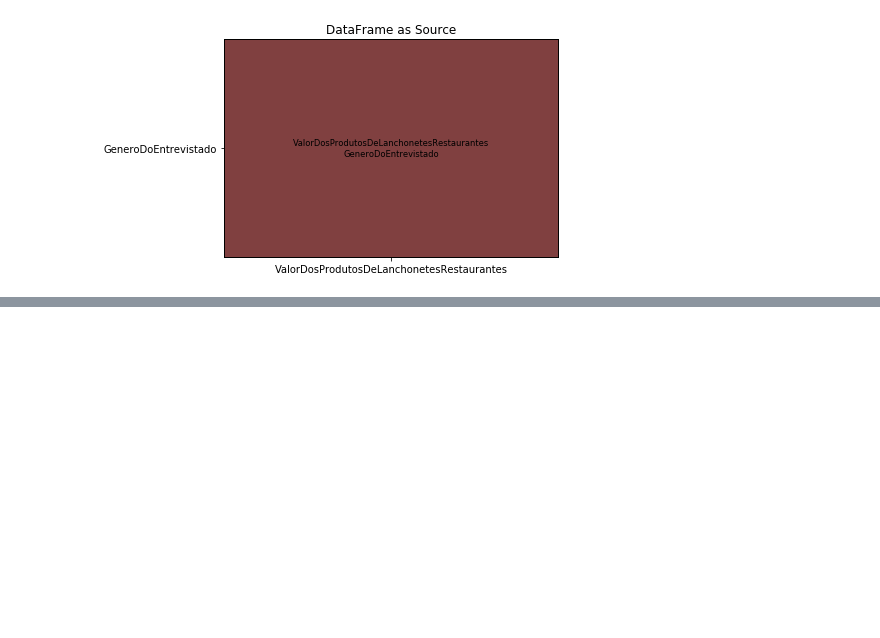
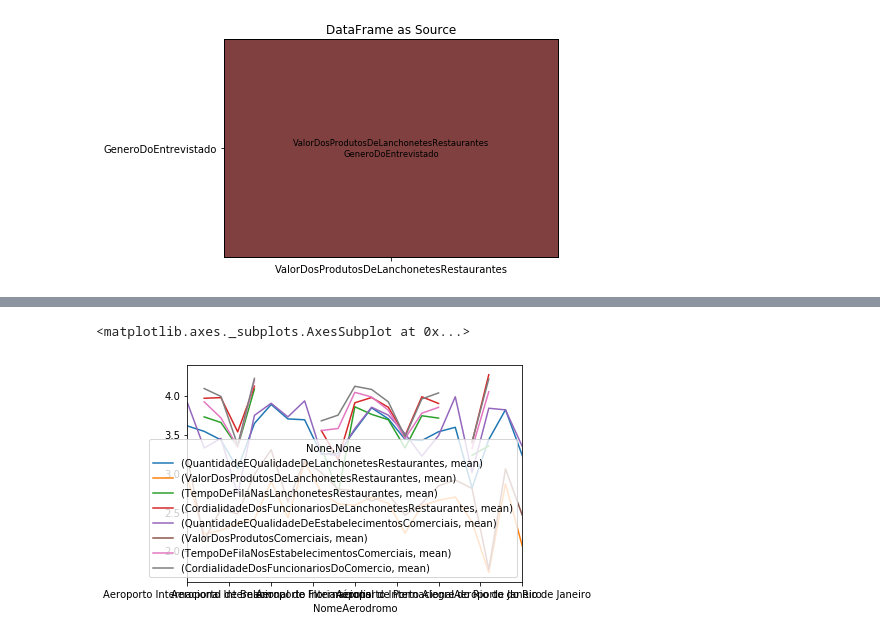
Before and after one commit to LeniceMirian/CAP394, a Jupyter notebook: Operating Performance_Airport Commercial Indicators.ipynb, the cells around one changed output, grey strips where cells are left out. Drawn from its saved outputs; the diff is of its cells as text; code cells hidden in the pictures; blank space fills up the shorter version.

```diff
--- a/Operating Performance_Airport Commercial Indicators.ipynb
+++ b/Operating Performance_Airport Commercial Indicators.ipynb
@@ -687,0 +459,12 @@ Name: TempoDeAntecedenciaDeChegadaParaOVoo, dtype: int64
+# %%
+(newdf.groupby('NomeAerodromo').agg([np.mean])[['QuantidadeEQualidadeDeLanchonetesRestaurantes',
+       'ValorDosProdutosDeLanchonetesRestaurantes',
+       'TempoDeFilaNasLanchonetesRestaurantes',
+       'CordialidadeDosFuncionariosDeLanchonetesRestaurantes',
+       'QuantidadeEQualidadeDeEstabelecimentosComerciais',
+       'ValorDosProdutosComerciais',
+       'TempoDeFilaNosEstabelecimentosComerciais',
+       'CordialidadeDosFuncionariosDoComercio']]).plot()
+# %% [output]
+<matplotlib.axes._subplots.AxesSubplot at 0x...>
+[figure, added]
```
Also changed, not shown: parts of 19 cells of this notebook.
